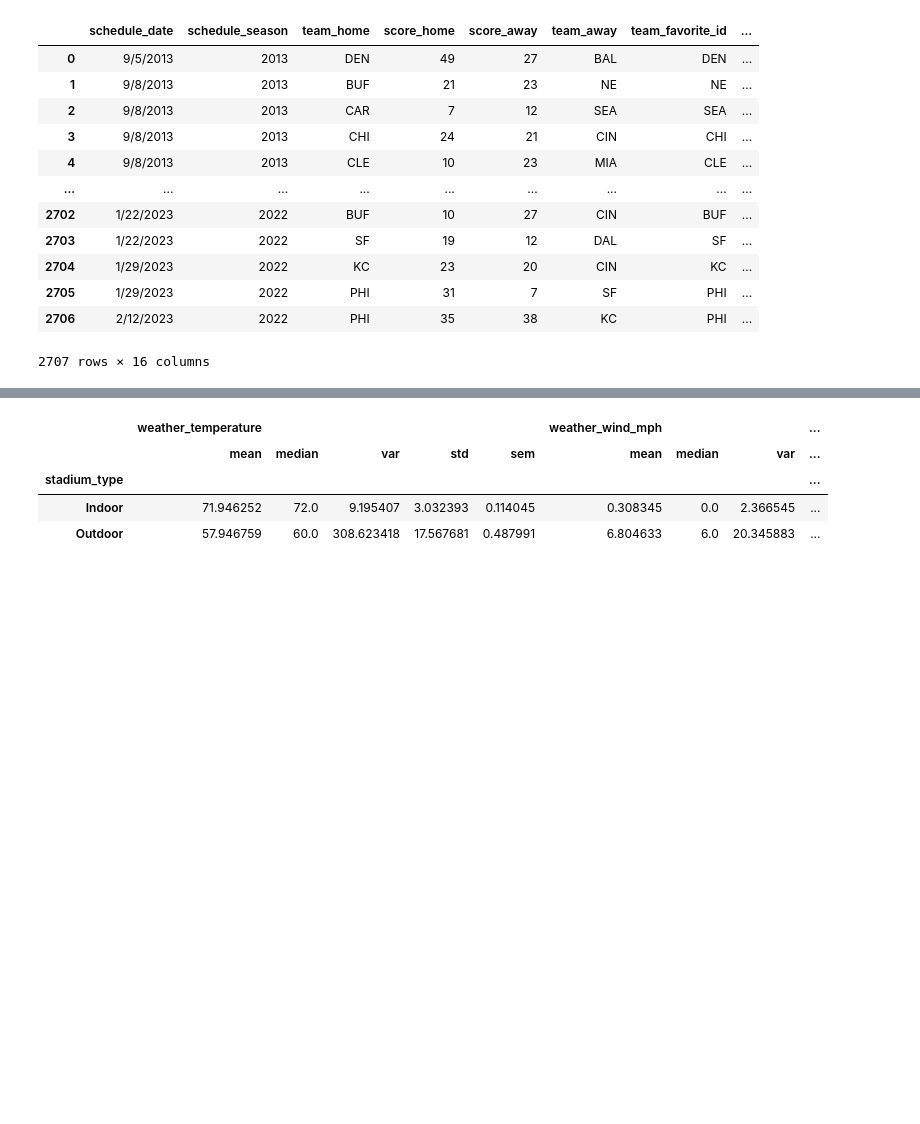
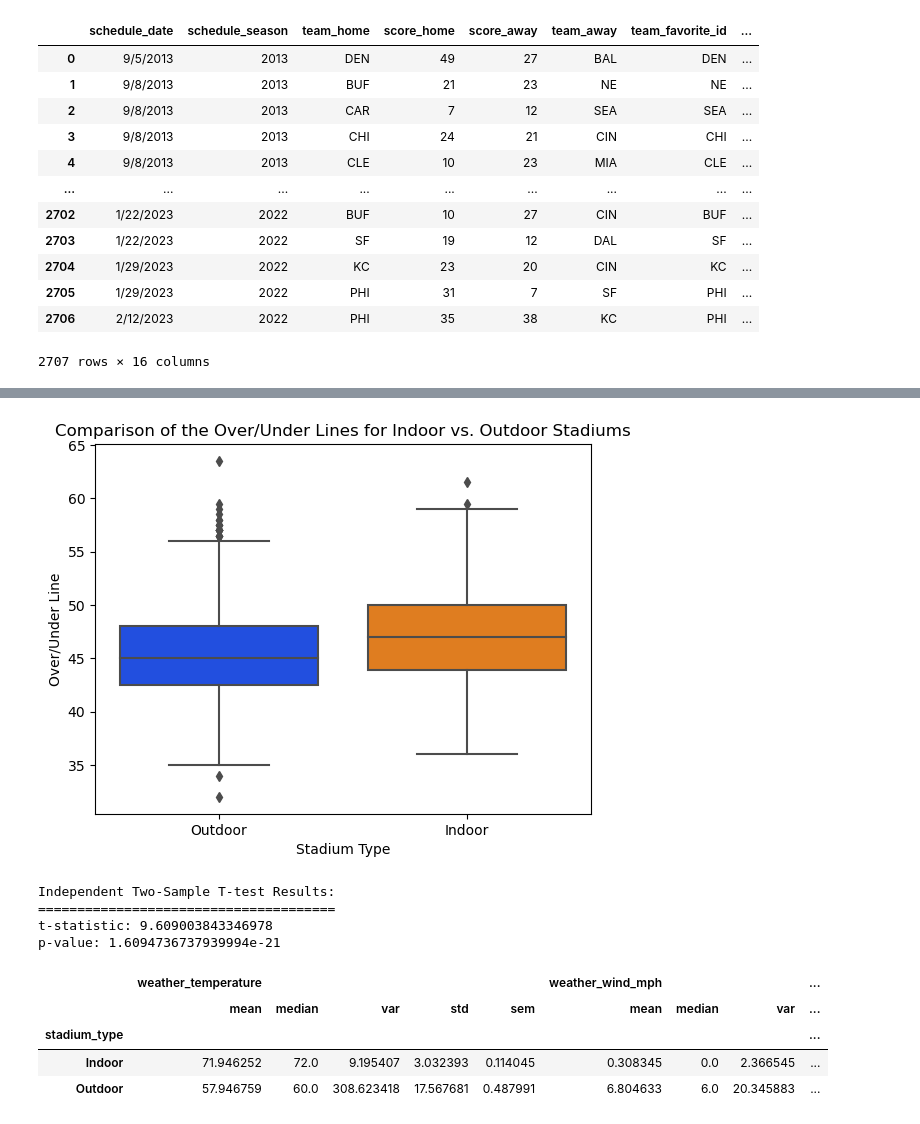
Before and after one commit to dadario10/Betting_Analytics_Project, a Jupyter notebook: stadiums.ipynb, the cells around one changed output, grey strips where cells are left out. Cells and saved outputs as stored; diff of their text form; code cells hidden in the pictures; blank space fills up the shorter version.

```diff
--- a/stadiums.ipynb
+++ b/stadiums.ipynb
@@ -224,3 +243,36 @@ Name: home_team_won, dtype: float64
+# %%
+# plot above data into box and whisker plot
+
+import seaborn as sns
+sns.set_palette("bright")
+
+ax= sns.boxplot(data=winner_stadium_df, x="stadium_type", y="over_under_line")
+
+ax.set(xlabel='Stadium Type', ylabel='Over/Under Line', title="Comparison of the Over/Under Lines for Indoor vs. Outdoor Stadiums")
+
+plt.savefig("output_data\overunder_by_stadium.png")
+plt.show()
+# %% [output]
+[figure, added]
+# %%
+# Perform Independent T-test to test Alternate Hypothesis
+
+# Perform independent t-test
+indoor_scores = winner_stadium_df[winner_stadium_df["stadium_type"] == "Indoor"]["over_under_line"]
+outdoor_scores = winner_stadium_df[winner_stadium_df["stadium_type"] == "Outdoor"]["over_under_line"]
+
+t_statistic, p_value = stats.ttest_ind(indoor_scores, outdoor_scores)
+
+# Print the t-test results
+print("Independent Two-Sample T-test Results:")
+print("======================================")
+print("t-statistic:", t_statistic)
+print("p-value:", p_value)
+# %% [output]
+Independent Two-Sample T-test Results:
+======================================
+t-statistic: 9.609003843346978
+p-value: 1.6094736737939994e-21
 # %%
 #summary statistics table for weather metrics of indoor vs. outdoor stadiums
 weather_agg = final_stadium_df.groupby(["stadium_type"])[["weather_temperature", "weather_wind_mph", "weather_humidity"]
```
Also changed, not shown: parts of 8 cells of this notebook, 2 other files.
